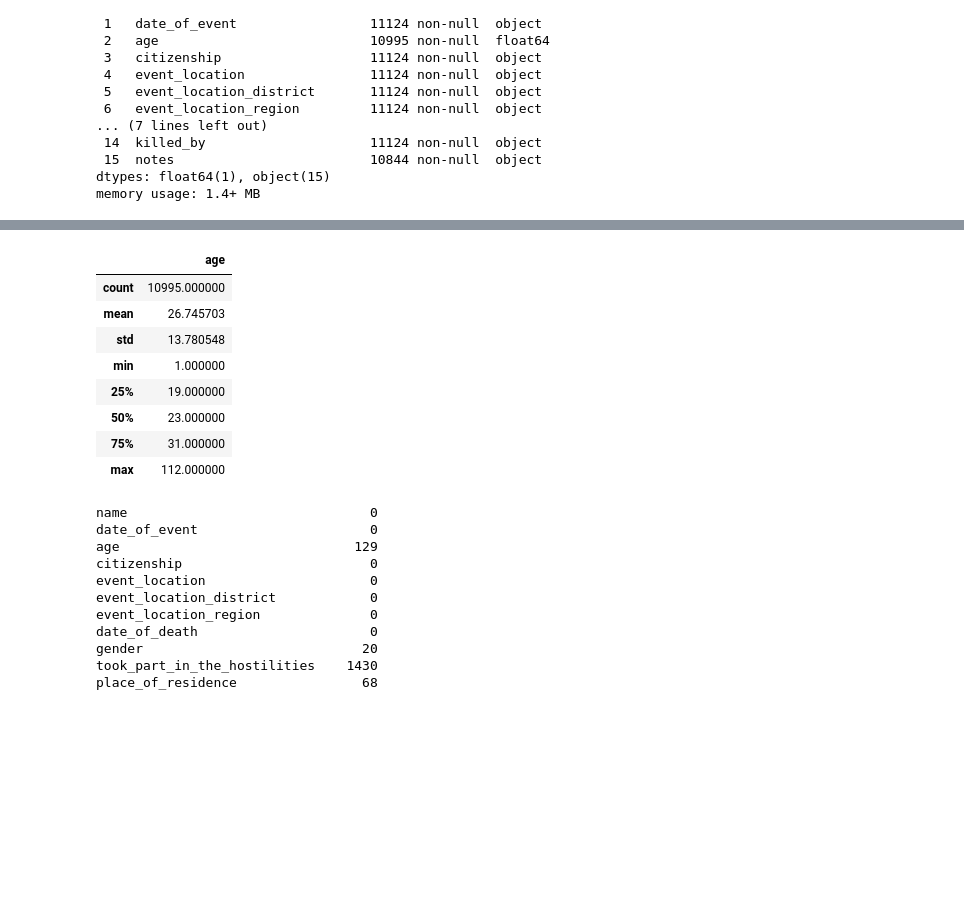
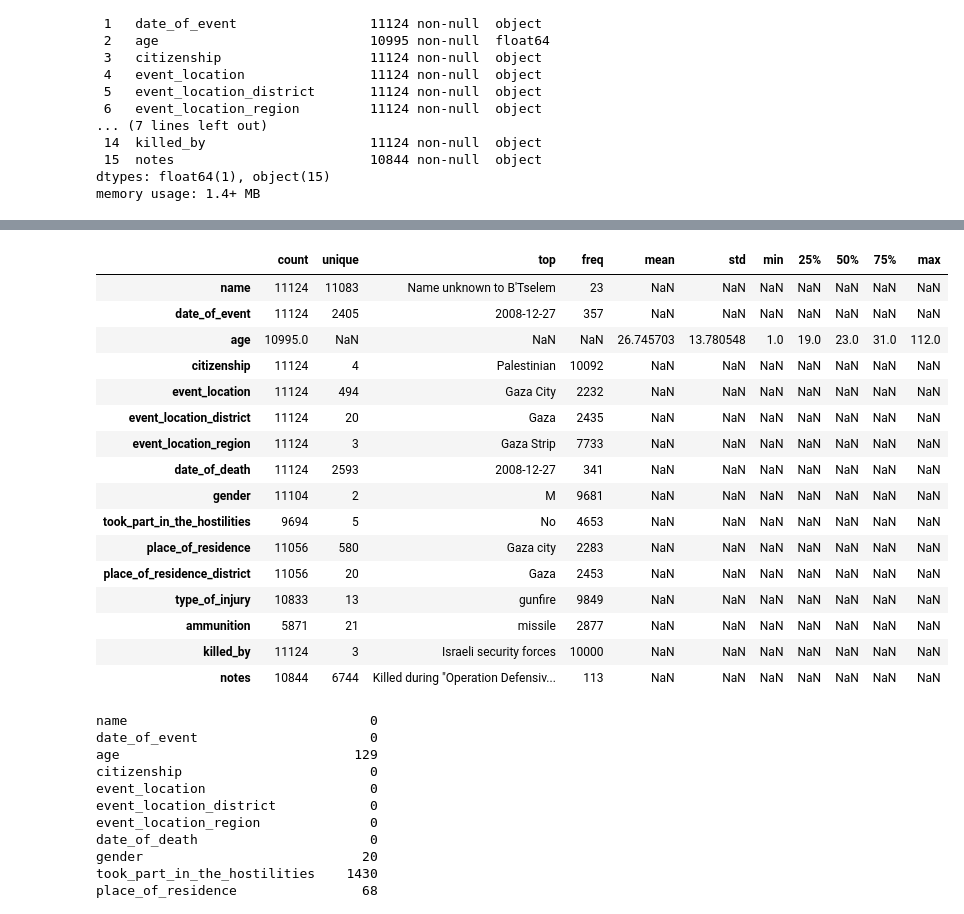
Before and after one commit to PSLeon24/Israeli-Palestinian_Data_Analysis_Project, a Jupyter notebook: index.ipynb, the cells around one changed output, grey strips where cells are left out. Saved outputs shown, nothing was run; the diff lists cells and outputs as text; code cells hidden in the pictures; blank space fills up the shorter version.

```diff
--- a/index.ipynb
+++ b/index.ipynb
@@ -63,15 +82,23 @@ memory usage: 1.4+ MB
 # %%
-df.describe()
+df.describe(include='all').T
 # %% [output]
-|  | age |
-| count | 10995.000000 |
-| mean | 26.745703 |
-| std | 13.780548 |
-| min | 1.000000 |
-| 25% | 19.000000 |
-| 50% | 23.000000 |
-| 75% | 31.000000 |
-| max | 112.000000 |
+|  | count | unique | top | freq | mean | std | min | 25% | 50% | 75% | max |
+| name | 11124 | 11083 | Name unknown to B'Tselem | 23 | NaN | NaN | NaN | NaN | NaN | NaN | NaN |
+| date_of_event | 11124 | 2405 | 2008-12-27 | 357 | NaN | NaN | NaN | NaN | NaN | NaN | NaN |
+| age | 10995.0 | NaN | NaN | NaN | 26.745703 | 13.780548 | 1.0 | 19.0 | 23.0 | 31.0 | 112.0 |
+| citizenship | 11124 | 4 | Palestinian | 10092 | NaN | NaN | NaN | NaN | NaN | NaN | NaN |
+| event_location | 11124 | 494 | Gaza City | 2232 | NaN | NaN | NaN | NaN | NaN | NaN | NaN |
+| event_location_district | 11124 | 20 | Gaza | 2435 | NaN | NaN | NaN | NaN | NaN | NaN | NaN |
+| event_location_region | 11124 | 3 | Gaza Strip | 7733 | NaN | NaN | NaN | NaN | NaN | NaN | NaN |
+| date_of_death | 11124 | 2593 | 2008-12-27 | 341 | NaN | NaN | NaN | NaN | NaN | NaN | NaN |
+| gender | 11104 | 2 | M | 9681 | NaN | NaN | NaN | NaN | NaN | NaN | NaN |
+| took_part_in_the_hostilities | 9694 | 5 | No | 4653 | NaN | NaN | NaN | NaN | NaN | NaN | NaN |
+| place_of_residence | 11056 | 580 | Gaza city | 2283 | NaN | NaN | NaN | NaN | NaN | NaN | NaN |
+| place_of_residence_district | 11056 | 20 | Gaza | 2453 | NaN | NaN | NaN | NaN | NaN | NaN | NaN |
+| type_of_injury | 10833 | 13 | gunfire | 9849 | NaN | NaN | NaN | NaN | NaN | NaN | NaN |
+| ammunition | 5871 | 21 | missile | 2877 | NaN | NaN | NaN | NaN | NaN | NaN | NaN |
+| killed_by | 11124 | 3 | Israeli security forces | 10000 | NaN | NaN | NaN | NaN | NaN | NaN | NaN |
+| notes | 10844 | 6744 | Killed during "Operation Defensiv... | 113 | NaN | NaN | NaN | NaN | NaN | NaN | NaN |
 # %%
 # Check missing value
 df.isna().sum()
```
Also changed, not shown: parts of 11 cells of this notebook.
